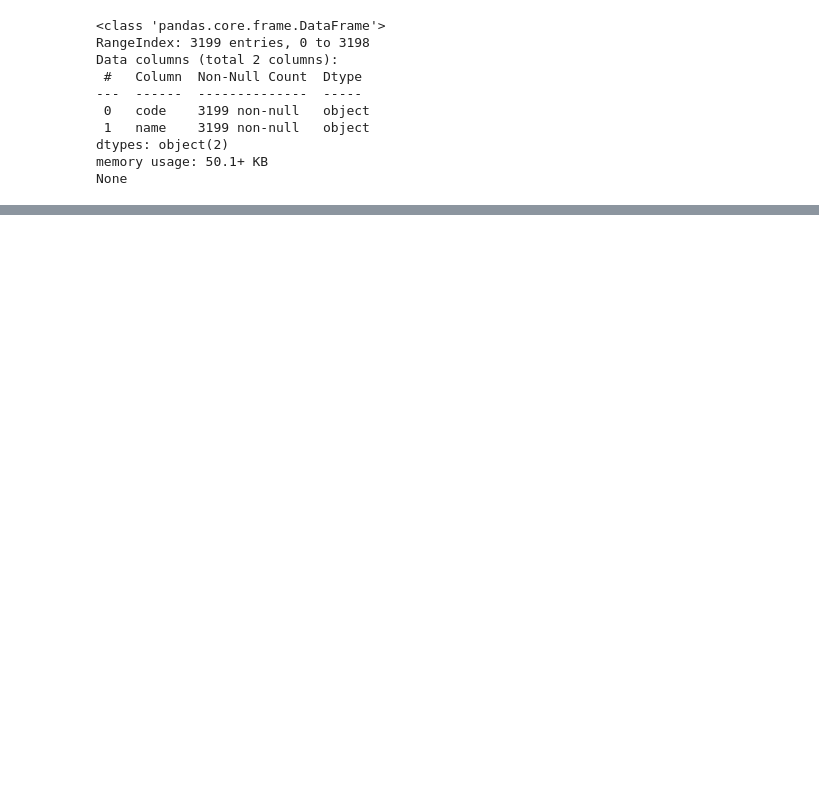
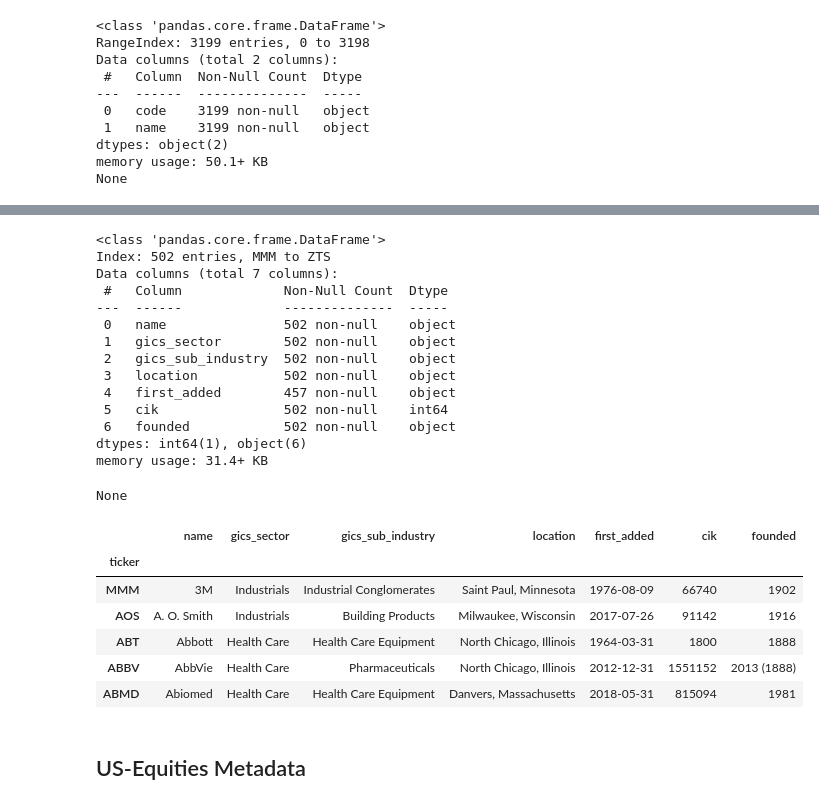
Before and after one commit to charbelnehme/tesla-stock-bot, a Jupyter notebook: create_dataset.IPYNB, the cells around one changed output, grey strips where cells are left out. Saved outputs shown, nothing was run; the diff lists cells and outputs as text; code cells hidden in the pictures; blank space fills up the shorter version.

```diff
--- a/create_dataset.IPYNB
+++ b/create_dataset.IPYNB
@@ -82,0 +244,5 @@ memory usage: 373.9+ KB
+# %%
+# Retrieve SP500 constituents from Wikipedia
+url = 'https://en.wikipedia.org/wiki/List_of_S%26P_500_companies'
+df = pd.read_html(url, header=0)[0]
+df.head()
@@ -83,2 +256,31 @@ memory usage: 373.9+ KB
+# %%
+df.columns = ['ticker', 'name', 'sec_filings', 'gics_sector', 'gics_sub_industry',
+              'location', 'first_added', 'cik', 'founded']
+df = df.drop('sec_filings', axis=1).set_index('ticker')
+display(df.info())
+display(df.head())
+# %% [output]
+<class 'pandas.core.frame.DataFrame'>
+Index: 502 entries, MMM to ZTS
+Data columns (total 7 columns):
+ #   Column             Non-Null Count  Dtype
+---  ------             --------------  -----
+ 0   name               502 non-null    object
+ 1   gics_sector        502 non-null    object
+ 2   gics_sub_industry  502 non-null    object
+ 3   location           502 non-null    object
+ 4   first_added        457 non-null    object
+ 5   cik                502 non-null    int64
+ 6   founded            502 non-null    object
+dtypes: int64(1), object(6)
+memory usage: 31.4+ KB
+None
+|  | name | gics_sector | gics_sub_industry | location | first_added | cik | founded |
+| ticker |  |  |  |  |  |  |  |
+| MMM | 3M | Industrials | Industrial Conglomerates | Saint Paul, Minnesota | 1976-08-09 | 66740 | 1902 |
+| AOS | A. O. Smith | Industrials | Building Products | Milwaukee, Wisconsin | 2017-07-26 | 91142 | 1916 |
+| ABT | Abbott | Health Care | Health Care Equipment | North Chicago, Illinois | 1964-03-31 | 1800 | 1888 |
+| ABBV | AbbVie | Health Care | Pharmaceuticals | North Chicago, Illinois | 2012-12-31 | 1551152 | 2013 (1888) |
+| ABMD | Abiomed | Health Care | Health Care Equipment | Danvers, Massachusetts | 2018-05-31 | 815094 | 1981 |
 # %%
 with pd.HDFStore(DATA_STORE) as store:
@@ -85,0 +288,2 @@ with pd.HDFStore(DATA_STORE) as store:
+# %% [markdown]
+## US-Equities Metadata
```
Also changed, not shown: parts of 28 cells of this notebook, 16 other files.
